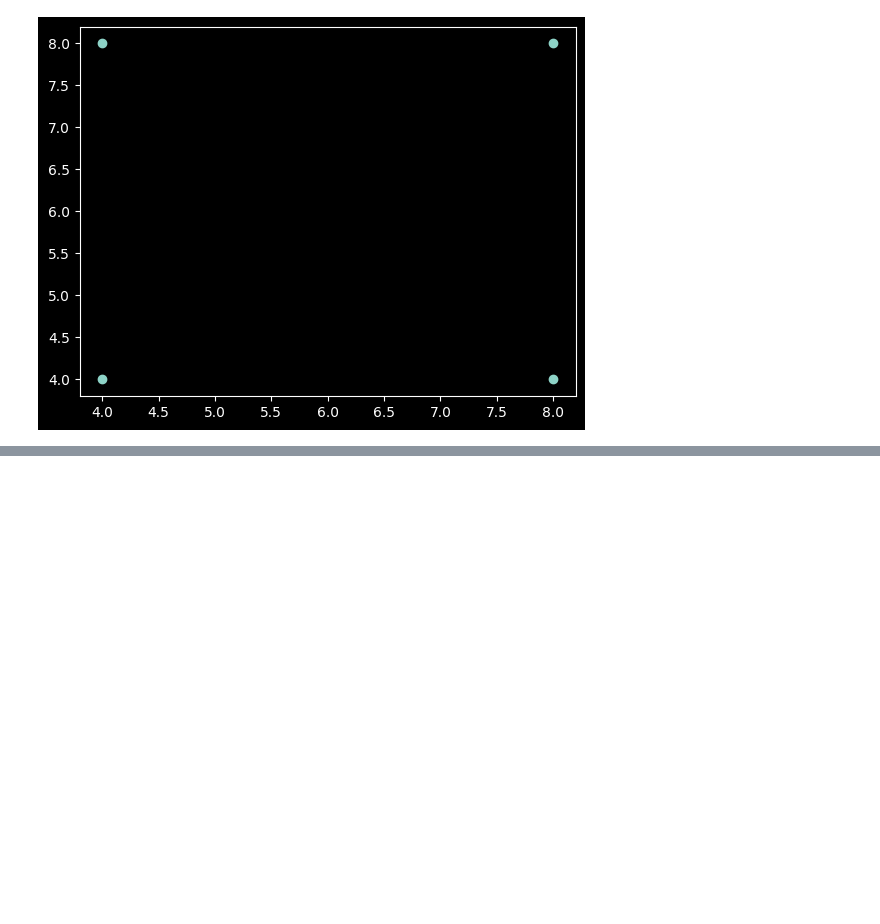
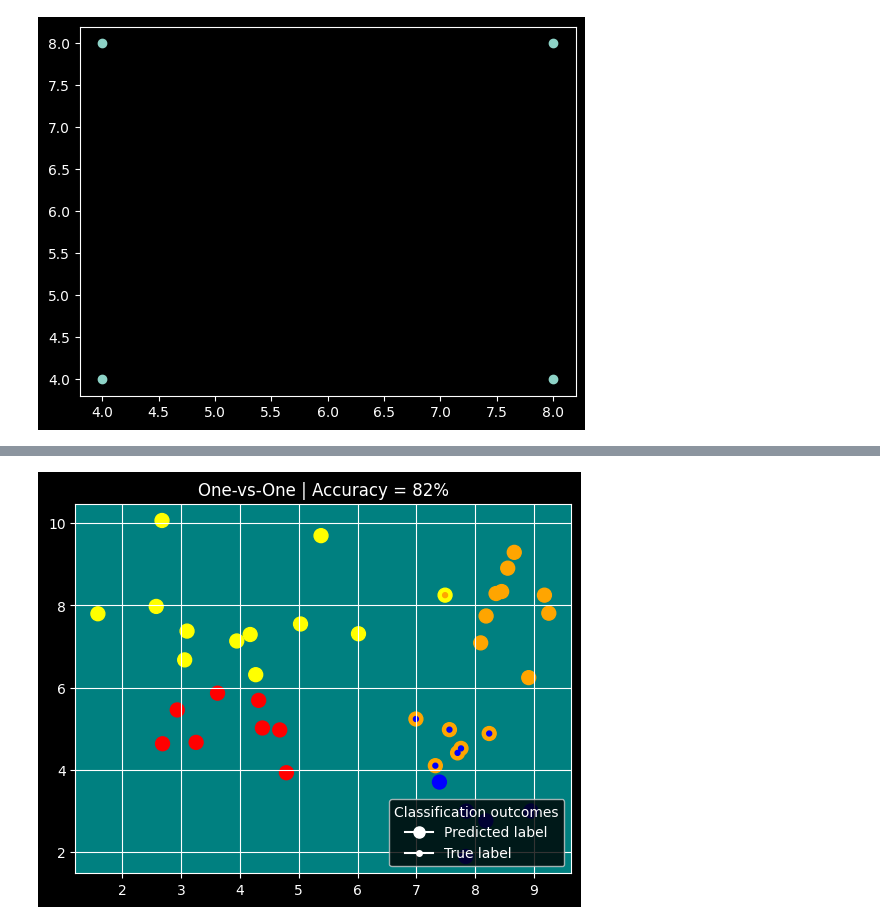
Before and after one commit to JeremiJL/MIW, a Jupyter notebook: Lab03/Project/task.ipynb, the cells around one changed output, grey strips where cells are left out. Saved outputs shown, nothing was run; the diff lists cells and outputs as text; code cells hidden in the pictures; blank space fills up the shorter version.

```diff
--- a/Lab03/Project/task.ipynb
+++ b/Lab03/Project/task.ipynb
@@ -231,0 +353,84 @@ Accuracy of One vs Rest classification: 0.5
+# %%
+features_train_set, features_test_set, labels_train_set, labels_test_set = train_test_split(X,y, test_size=0.2)
+
+sigmoid_function = lambda x: 1 / (1 + np.exp(-x))
+
+# Perceptron 0_or_1
+y_0_or_1 = np.array([1 if e == 0 or e == 0 else 0 for e in labels_train_set])
+perceptron_0_or_1 = Perceptron(dimensionality=2, name="perceptron_0_or_1")
+perceptron_0_or_1.learn(features_train_set,y_0_or_1)
+
+# Perceptron 2_or_3
+y_0_or_2 = np.array([1 if e == 0 or e == 2 else 0 for e in labels_train_set])
+perceptron_0_or_2 = Perceptron(dimensionality=2, name="perceptron_0_or_2")
+perceptron_0_or_2.learn(features_train_set,y_0_or_2)
+
+
+def one_vs_one_classification(features: np.ndarray) -> list[Literal[0,1,2,3]]:
+    predicted_labels = []
+
+    for feature in features:
+        is_0_or_1: bool = True if 1 == perceptron_0_or_1.predict(np.array([feature])) else False
+        is_0_or_2: bool = True if 1 == perceptron_0_or_2.predict(np.array([feature])) else False
+
+        if is_0_or_1:
+            if is_0_or_2:
+                precited_l = 0
+            else:
+                precited_l = 1
+        else:
+            if is_0_or_2:
+                precited_l = 2
+            else:
+                precited_l = 3
+
+        predicted_labels.append(precited_l)
+
+    return predicted_labels
+
+predicted_labels_list = one_vs_one_classification(features_test_set)
+
+assert len(predicted_labels_list) == len(labels_test_set)
+
+correct = 0
+for predicted_label, true_label in zip(predicted_labels_list, labels_test_set):
+    # print("Predicted label: " + str(predicted_label), end=" | ")
+    # print("True label: " + str(true_label))
+    if predicted_label == true_label:
+        correct += 1
+
+accuracy = correct/len(labels_test_set)
+
+print("Accuracy of One vs One : " + str(accuracy))
+
+colors_labels_map = {0: 'red', 1: 'blue', 2: 'yellow', 3: 'orange'}
+
+fig, ax = plt.subplots()
+
+scatter_predicted_labels = ax.scatter(
+    x=features_test_set[:,0],
+    y=features_test_set[:,1],
+    marker="o",
+    c=[colors_labels_map[label] for label in predicted_labels_list],
+    s=100)
+
+scatter_true_labels = ax.scatter(
+    x=features_test_set[:,0],
+    y=features_test_set[:,1],
+    c=[colors_labels_map[label] for label in labels_test_set],
+    marker=".",
+    s=50)
+
+plt.gca().set_facecolor('teal')
+ax.grid(True)
+ax.set_title("One-vs-One | Accuracy = " + str(int(accuracy * 100)) + "%")
+
+legend_elements = [
+      Line2D([0], [0], marker='o', color='w', label='Predicted label', markersize=8),
+      Line2D([0], [0], marker='.', color='w', label='True label', markersize=8)
+]
+
+ax.legend(handles=legend_elements, title="Classification outcomes", loc='lower right')
+
+plt.show()
+# %% [output]
@@ -231,0 +438 @@ Accuracy of One vs Rest classification: 0.5
+[figure, added]
```
Also changed, not shown: parts of 14 cells of this notebook.
